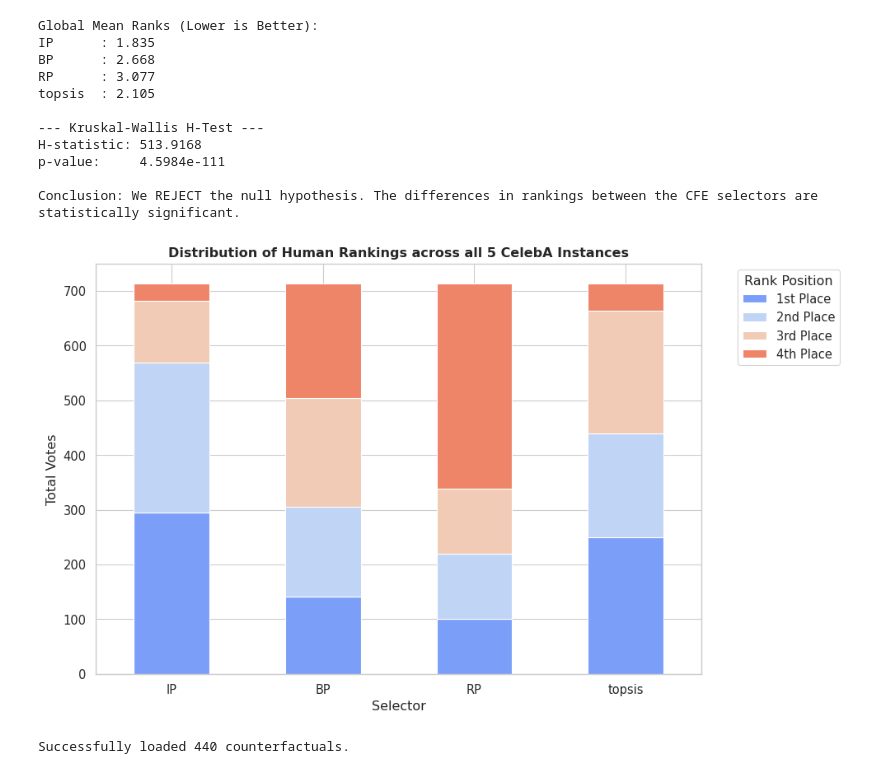
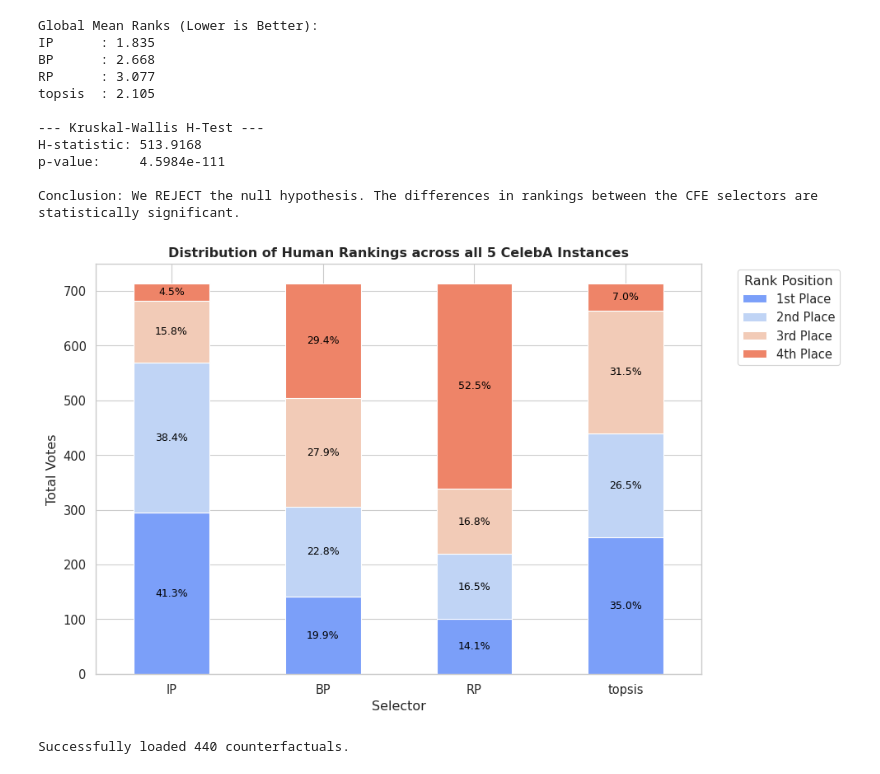
Before and after one commit to MBernart/counterfactuals, a Jupyter notebook: experiments/Human_Evaluation_of_CF/analysis.ipynb, the cells around one changed output. Drawn from its saved outputs; the diff is of its cells as text; code cells hidden in the pictures.

```diff
--- a/experiments/Human_Evaluation_of_CF/analysis.ipynb
+++ b/experiments/Human_Evaluation_of_CF/analysis.ipynb
@@ -25,0 +52,22 @@ Loaded 152 survey responses.
+# %%
+# Identify how many participants used the tie mechanic across ranking questions
+ranking_qs = [q.id for q in survey_config.ranking_questions if q.images]
+tie_users_per_q = {}
+any_tie_users = pd.Series(False, index=df.index)
+
+for q_id in ranking_qs:
+    # Find columns belonging to this question (e.g. q1_topsis_pos, q1_BP_pos)
+    cols = [c for c in df.columns if c.startswith(f"{q_id}_") and c.endswith("_pos")]
+    if cols:
+        # A tie exists if there are duplicate valid ranks for this user in this question
+        has_tie = df[cols].apply(lambda row: row.dropna().duplicated().any(), axis=1)
+        tie_users_per_q[q_id] = has_tie.sum()
+        any_tie_users = any_tie_users | has_tie
+
+total_tie_users = any_tie_users.sum()
+total_participants = len(df)
+
+print(f"Total participants who used a tie at least once: {total_tie_users} out of {total_participants} ({(total_tie_users/total_participants)*100:.1f}%)")
+print("\nTie usage per question:")
+for q_id, count in tie_users_per_q.items():
+    print(f"{q_id}: {count} participants")
@@ -69,28 +126,44 @@ Conclusion: We REJECT the null hypothesis. The differences in rankings between t
 # %%
 # Visualize the distribution of ranks per selector
 agg_counts = {s: {1: 0, 2: 0, 3: 0, 4: 0} for s in selectors}
 
 for q_id in ranking_qs:
     for s in selectors:
         for rank, count in parsed_results[q_id].ranking_counts.get(s, {}).items():
             agg_counts[s][rank] += count
 
+total_ranks = next(map(lambda ds: sum(ds.values()), agg_counts.values()))
+
 agg_df = pd.DataFrame(agg_counts).T
 agg_df.columns = ['1st Place', '2nd Place', '3rd Place', '4th Place']
 
 colors = sns.color_palette("coolwarm", 4)
 ax = agg_df.plot(kind='bar', stacked=True, figsize=(10, 6), color=colors)
+
+
+# Add percentage labels on the bars for extra clarity
+for p in ax.patches:
+    width, height = p.get_width(), p.get_height()
+    if height > 5: # Only show label if the segment is large enough
+        x, y = p.get_xy()
+        ax.text(x + width/2,
+                y + height/2,
+                f'{height / total_ranks * 100:.1f}%',
+                horizontalalignment='center',
+                verticalalignment='center',
+                fontsize=9,
+                color='black')
 
 plt.title('Distribution of Human Rankings across all 5 CelebA Instances', fontweight='bold')
 plt.xlabel('Selector')
 plt.ylabel('Total Votes')
 plt.xticks(rotation=0)
 plt.legend(title='Rank Position', bbox_to_anchor=(1.05, 1), loc='upper left')
 plt.tight_layout()
 plt.savefig('human_rankings_selector.png')
 plt.show()
 # %% [output]
-[figure, old version]
+[figure, new version]
 # %%
 import pickle
 
```
Also changed, not shown: parts of 5 cells of this notebook.
